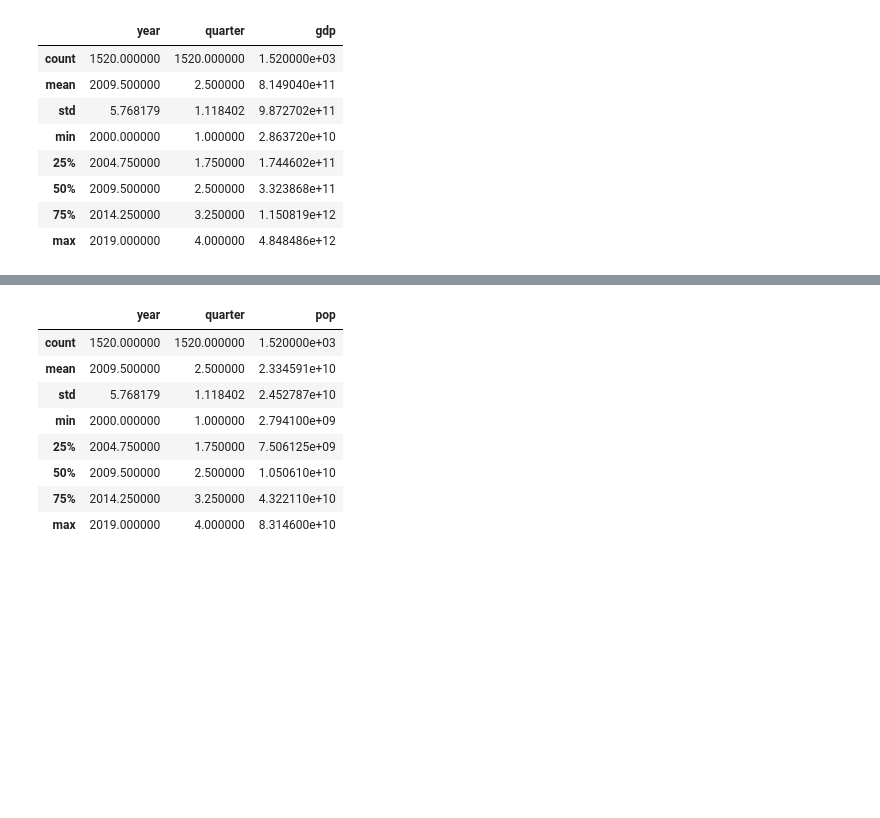
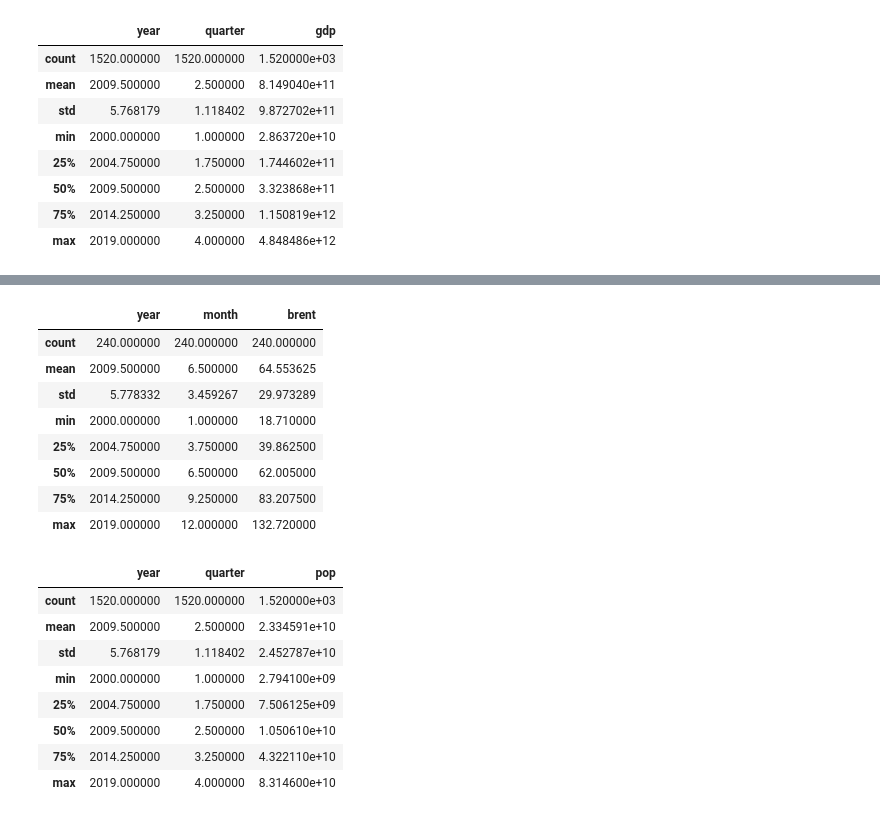
Before and after one commit to baswillemsen/msc_thesis_v3, a Jupyter notebook: EDA_3.ipynb, the cells around one changed output, grey strips where cells are left out. Saved outputs shown, nothing was run; the diff lists cells and outputs as text; code cells hidden in the pictures; blank space fills up the shorter version.

```diff
--- a/EDA_3.ipynb
+++ b/EDA_3.ipynb
@@ -52,3 +82,18 @@ gdp_q.describe()
+# %%
+brent_m = read_data(get_data_path(timeframe='m'), file_name='brent_m')
+brent_q = read_data(get_data_path(timeframe='q'), file_name='brent_q')
+
+brent_m.describe()
+# %% [output]
+|  | year | month | brent |
+| count | 240.000000 | 240.000000 | 240.000000 |
+| mean | 2009.500000 | 6.500000 | 64.553625 |
+| std | 5.778332 | 3.459267 | 29.973289 |
+| min | 2000.000000 | 1.000000 | 18.710000 |
+| 25% | 2004.750000 | 3.750000 | 39.862500 |
+| 50% | 2009.500000 | 6.500000 | 62.005000 |
+| 75% | 2014.250000 | 9.250000 | 83.207500 |
+| max | 2019.000000 | 12.000000 | 132.720000 |
 # %%
 pop_q = read_data(get_data_path(timeframe='q'), file_name='pop_q')
 pop_m = read_data(get_data_path(timeframe='m'), file_name='pop_m')
```
Also changed, not shown: parts of 5 cells of this notebook, 53 other files.
